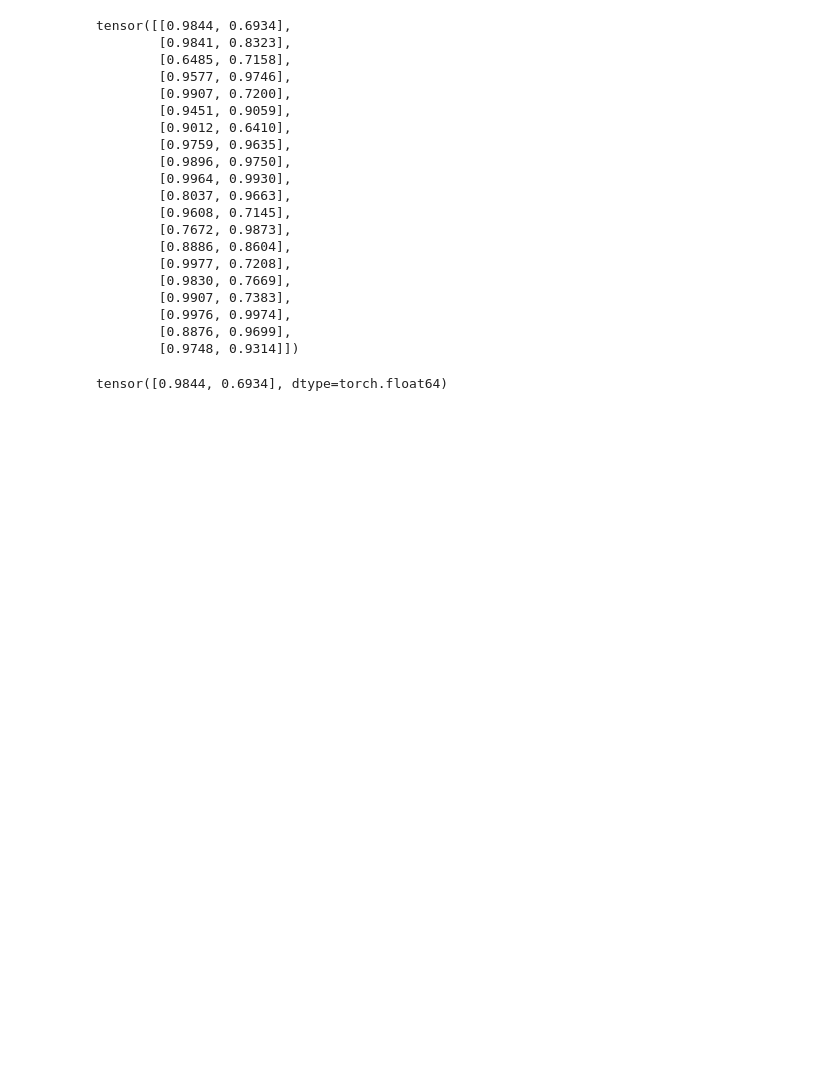
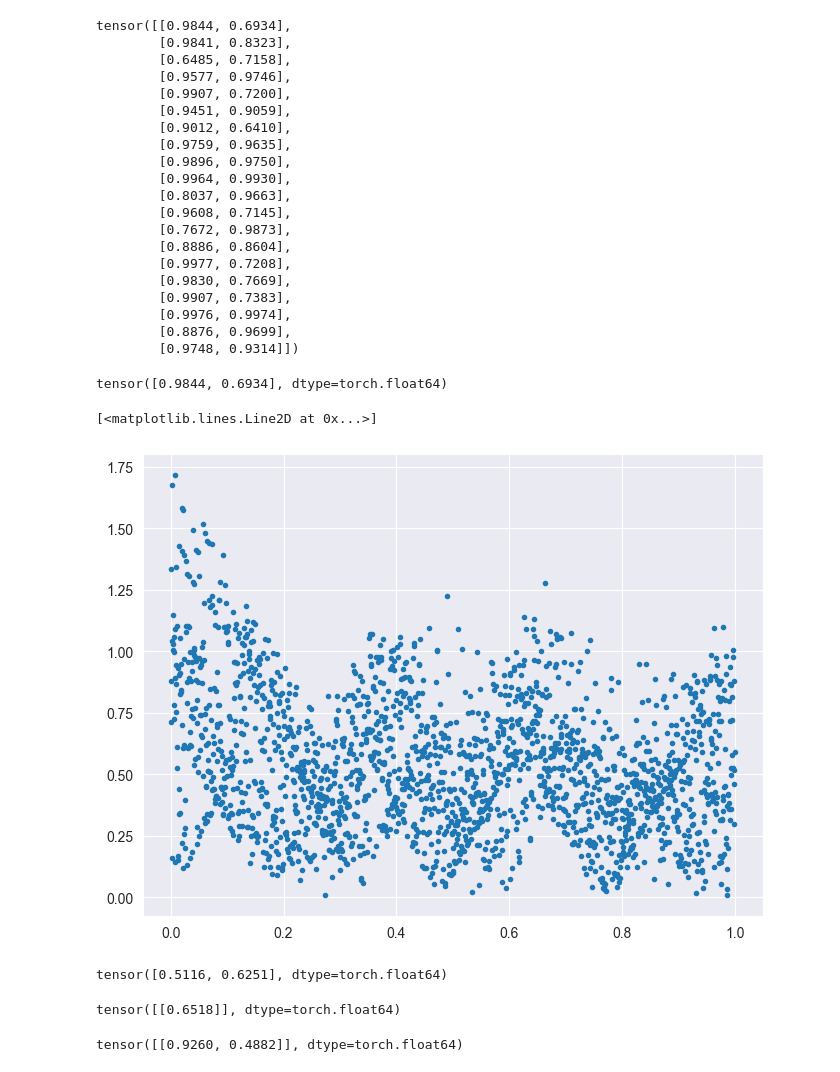
Before and after one commit to acb-code/extrema_search, a Jupyter notebook: src/notebooks/test_ntead.ipynb, the cells around one changed output. Cells and saved outputs as stored; diff of their text form; code cells hidden in the pictures; blank space fills up the shorter version.

```diff
--- a/src/notebooks/test_ntead.ipynb
+++ b/src/notebooks/test_ntead.ipynb
@@ -53,6 +53,7 @@ torch.cos(x[0])
 # %% [output]
 tensor([0.9844, 0.6934], dtype=torch.float64)
 # %%
+dtype = torch.double
 def nfinite_diff(model):
     """get approx gradient at model training points"""
     # assumes 1d input... see implementation in [3] for update to n-D
@@ -60,7 +61,7 @@ def nfinite_diff(model):
     x = model.train_inputs[0]
     num_data = x.shape[0]
     num_dim = x.shape[1]
-    delta_s = torch.zeros(num_data, num_dim)
+    delta_s = torch.zeros(num_data, num_dim, dtype=dtype)
     for i in range(0, num_data):
         for j in range(0, num_dim):
             dx = torch.zeros(1, num_dim)
@@ -73,0 +98,41 @@ def nfinite_diff(model):
+# %%
+x_train = train_X
+
+lhs_sampler = LatinHypercube(d=x_train.shape[1])
+num_cands = 2000
+cands = torch.tensor(lhs_sampler.random(n=num_cands), dtype=dtype)
+# calculate nearest neighbors pairings for the candidates
+# dists, inds = nknn(x_train, cands)
+nn = NearestNeighbors(n_neighbors=1).fit(x_train)
+dists, inds = nn.kneighbors(cands)
+dists = torch.tensor(dists, dtype=dtype)
+inds = torch.tensor(inds)
+# calculate the weighting
+sample_dists = []
+vals = x_train
+for i in range(len(vals)):
+    for j in range(len(vals)):
+        sample_dists.append(torch.linalg.norm(vals[i]-vals[j]))
+lmax = max(sample_dists)
+# %%
+# test taylor expansion part
+w = torch.ones(num_cands, 1, dtype=dtype) - dists/lmax
+# do taylor series expansions
+t = torch.zeros(num_cands, 1, dtype=dtype)
+s = torch.zeros(num_cands, 1, dtype=dtype)
+res = torch.zeros(num_cands, 1, dtype=dtype)
+for i in range(num_cands):
+    g = x_train[inds[i]].squeeze() - cands[i]
+    t[i] = train_Y[inds[i]].squeeze() + torch.dot(delta_s[inds[i]].squeeze(), g)
+    s[i] = model_example(cands[i].unsqueeze(0)).mean
+    res[i] = torch.norm(s[i, 0] - t[i, 0])
+
+# compute score
+j = (dists/max(dists)) + w * (res / max(res))
+# %%
+import matplotlib.pyplot as plt
+fig, ax = plt.subplots(1,1, figsize=(8,6))
+ax.plot(cands.numpy()[:,0], j.detach().numpy(), '.')
+# %% [output]
+[<matplotlib.lines.Line2D at 0x...>]
+[figure, added]
@@ -73,0 +141,15 @@ def nfinite_diff(model):
+# %%
+train_Y[inds[i]].squeeze() + delta_s[inds[i]].squeeze()*g
+# %% [output]
+tensor([0.5116, 0.6251], dtype=torch.float64)
+# %%
+train_Y[inds[i]]
+# %% [output]
+tensor([[0.6518]], dtype=torch.float64)
+# %%
+# torch?
+t_dists = torch.tensor(dists)
+t_inds = torch.tensor(inds)
+x_train[t_inds[0]]
+# %% [output]
+tensor([[0.9260, 0.4882]], dtype=torch.float64)
```
Also changed, not shown: parts of 24 cells of this notebook, 1 other file.
